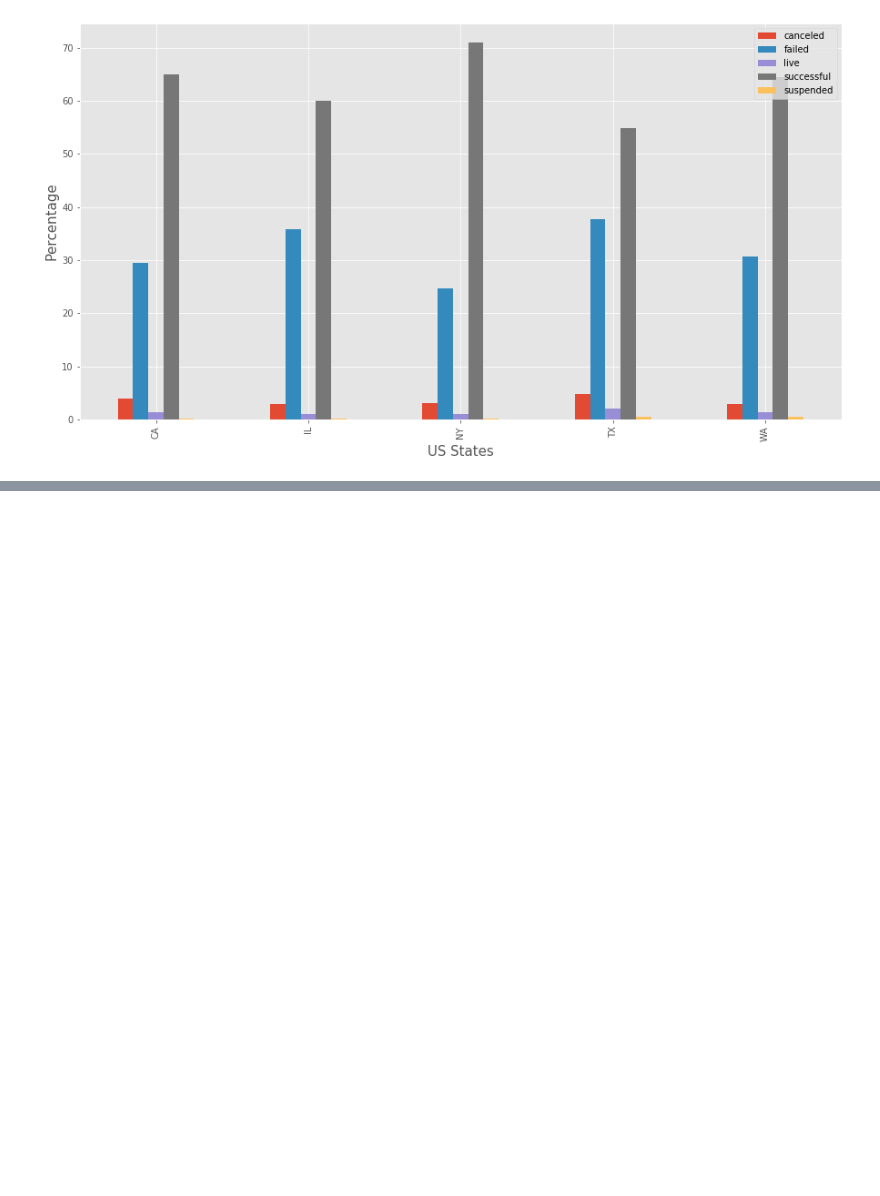
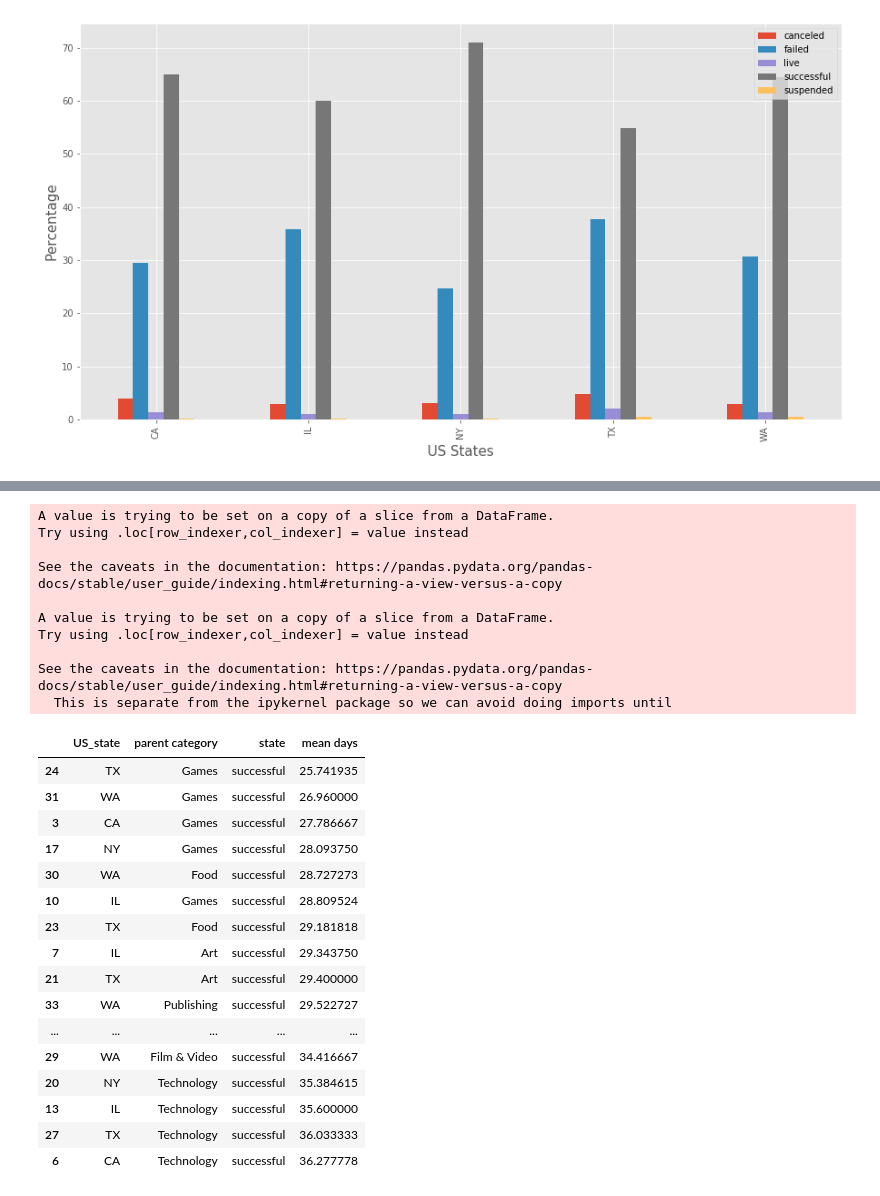
Before and after one commit to shwetasharmaeco/kickstarter_analysis, a Jupyter notebook: kickstarter_study.ipynb, the cells around one changed output, grey strips where cells are left out. Saved outputs shown, nothing was run; the diff lists cells and outputs as text; code cells hidden in the pictures; blank space fills up the shorter version.

Commit message:
avg goal, days for success

```diff
--- a/kickstarter_study.ipynb
+++ b/kickstarter_study.ipynb
@@ -577,7 +577,7 @@ ax.legend(["canceled", "failed", "live", "successful", "suspended"] )
 <matplotlib.legend.Legend at 0x...>
 [figure]
 # %%
-plot_categories = US_data[US_data["US_state"].isin(["CA", "NY","TX"]) & US_data["parent category"].isin(["Film & Video", "Music","Technology","Art","Publishing",
+plot_categories = US_data[US_data["US_state"].isin(["CA", "NY","TX", "WA", "IL"]) & US_data["parent category"].isin(["Film & Video", "Music","Technology","Art","Publishing",
 "Games","Food"])]
 
 state_categories = plot_categories.groupby(["US_state","parent category", "state"]).size().reset_index(name = "count")
@@ -644,0 +613,37 @@ Name: count, Length: 86, dtype: float64
+# %%
+# getting rid of "days" from datetime columns
+plot_categories["launch_to_deadline"] = pd.to_timedelta(plot_categories["launch_to_deadline"], errors='coerce').dt.days
+plot_categories["created_to_launch"] = pd.to_timedelta(plot_categories["created_to_launch"], errors='coerce').dt.days
+
+# how quickly are you likely to succeed in a state and in a category in terms of mean days
+success_days = plot_categories[plot_categories["state"] == "successful"]
+mean_days = success_days.groupby(["US_state","parent category", "state"])["launch_to_deadline"].mean().reset_index(name="mean days")
+mean_days.sort_values("mean days")
+# %% [output]
+A value is trying to be set on a copy of a slice from a DataFrame.
+Try using .loc[row_indexer,col_indexer] = value instead
+
+See the caveats in the documentation: https://pandas.pydata.org/pandas-docs/stable/user_guide/indexing.html#returning-a-view-versus-a-copy
+
+A value is trying to be set on a copy of a slice from a DataFrame.
+Try using .loc[row_indexer,col_indexer] = value instead
+
+See the caveats in the documentation: https://pandas.pydata.org/pandas-docs/stable/user_guide/indexing.html#returning-a-view-versus-a-copy
+  This is separate from the ipykernel package so we can avoid doing imports until
+|  | US_state | parent category | state | mean days |
+| 24 | TX | Games | successful | 25.741935 |
+| 31 | WA | Games | successful | 26.960000 |
+| 3 | CA | Games | successful | 27.786667 |
+| 17 | NY | Games | successful | 28.093750 |
+| 30 | WA | Food | successful | 28.727273 |
+| 10 | IL | Games | successful | 28.809524 |
+| 23 | TX | Food | successful | 29.181818 |
+| 7 | IL | Art | successful | 29.343750 |
+| 21 | TX | Art | successful | 29.400000 |
+| 33 | WA | Publishing | successful | 29.522727 |
+| ... | ... | ... | ... | ... |
+| 29 | WA | Film & Video | successful | 34.416667 |
+| 20 | NY | Technology | successful | 35.384615 |
+| 13 | IL | Technology | successful | 35.600000 |
+| 27 | TX | Technology | successful | 36.033333 |
+| 6 | CA | Technology | successful | 36.277778 |
```
Also changed, not shown: parts of 5 cells of this notebook.
